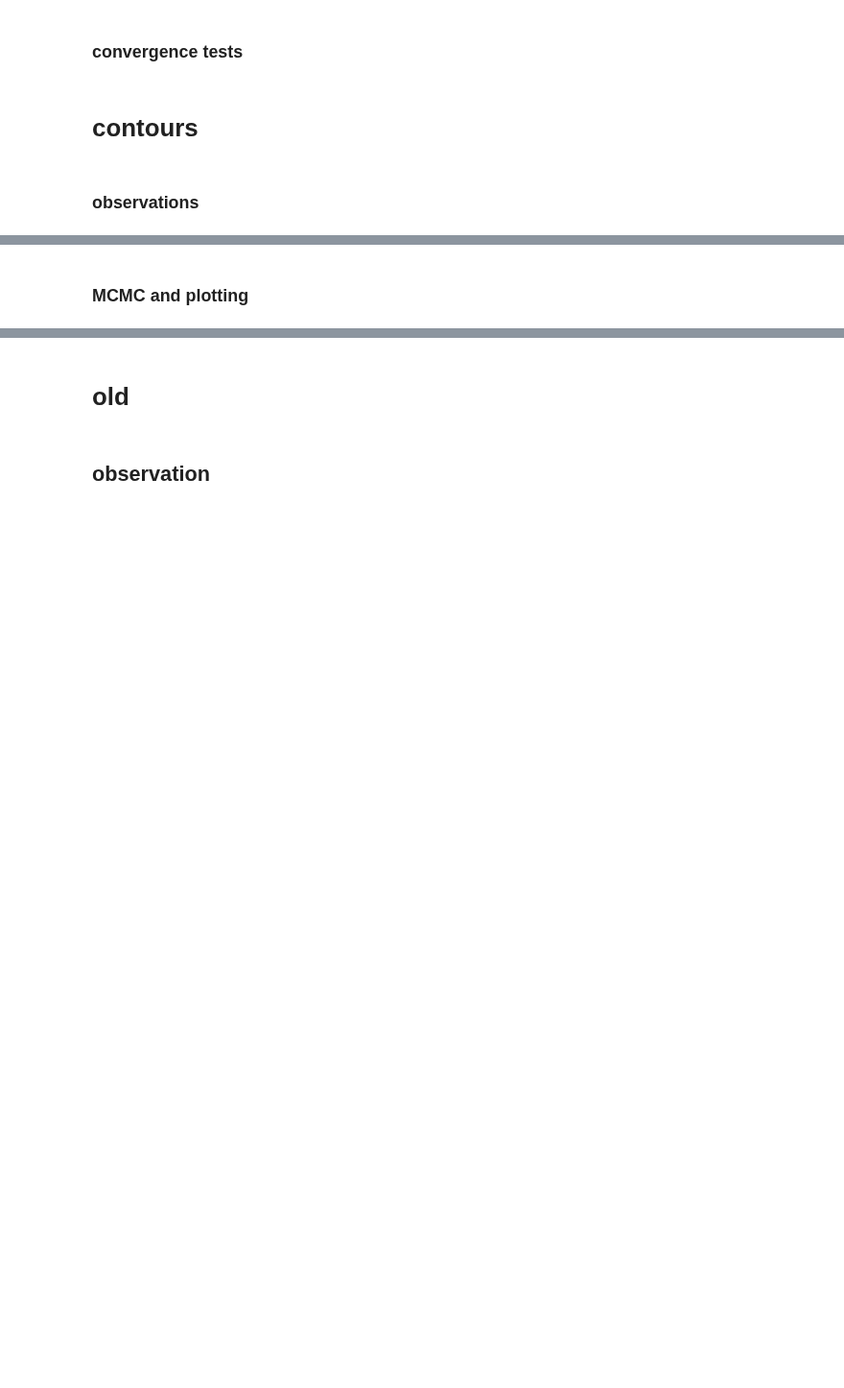
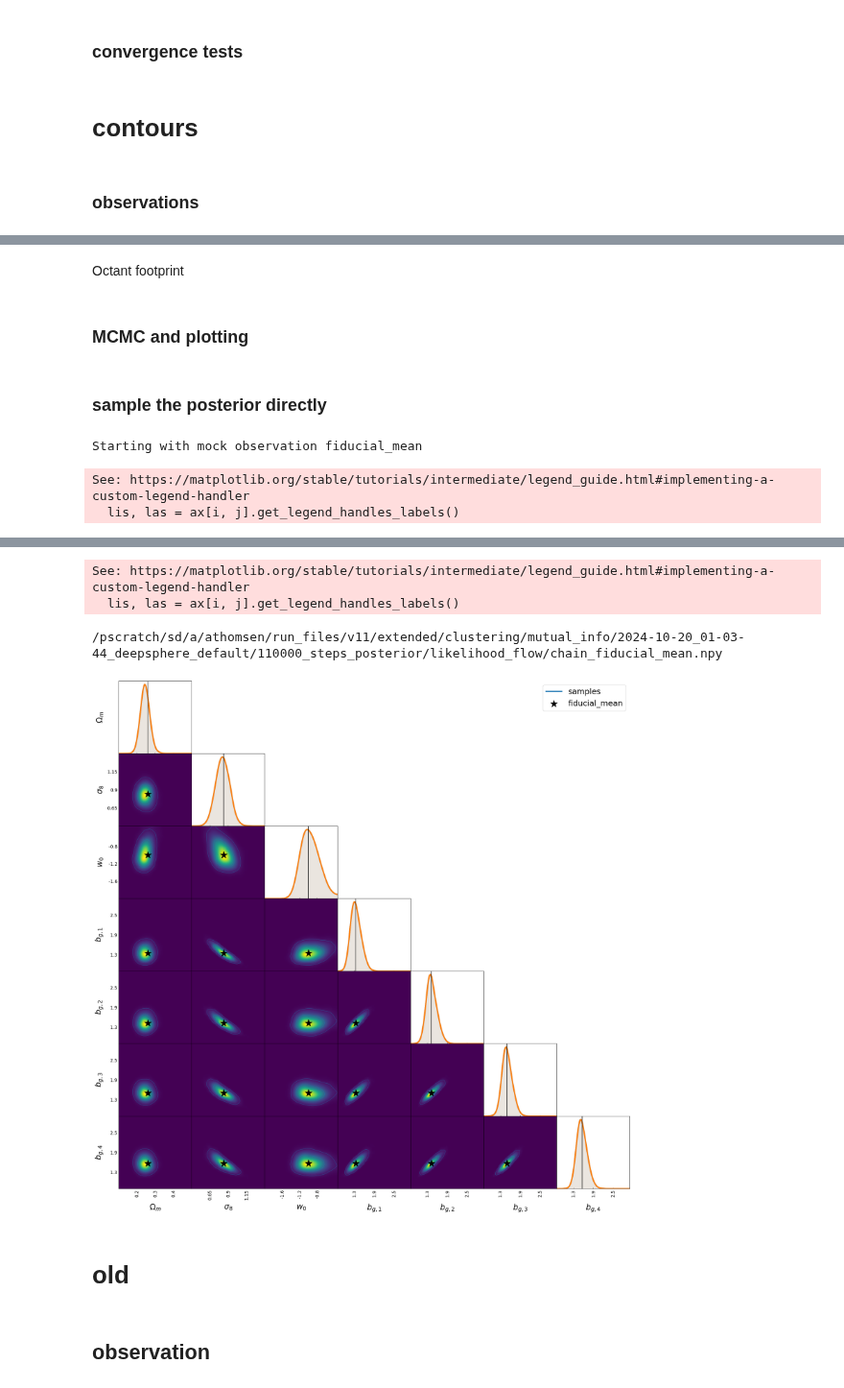
Before and after one commit to des-science/multiprobe-simulation-inference, a Jupyter notebook: notebooks/flow_conductor_network.ipynb, the cells around one changed output, grey strips where cells are left out. Shown at 96% size. Drawn from its saved outputs; the diff is of its cells as text; code cells hidden in the pictures; blank space fills up the shorter version.

```diff
--- a/notebooks/flow_conductor_network.ipynb
+++ b/notebooks/flow_conductor_network.ipynb
@@ -454,5 +482,7 @@ fidu_preds, grid_preds, grid_cosmos, file_dict = preprocessing.get_reshaped_netw
 
 # output directory and file names
 out_dir = os.path.join(base_dir, model_dir)
-label = f"{n_steps}_steps"
+
+# label = f"{n_steps}_steps"
+label = f"{n_steps}_steps_posterior"
 # %% [output]
@@ -684 +843,3 @@ obs_dict["Buzzard_flock"] = {
+# %% [markdown]
+Octant footprint
 # %%
@@ -714,0 +879,37 @@ for key in obs_dict.keys():
+# %% [markdown]
+### sample the posterior directly
+# %%
+extra_label = ""
+
+for key in obs_dict.keys():
+    print(f"\nStarting with mock observation {key}")
+    # print(obs_dict[key]["pred"])
+
+    posterior_samples = model.sample_likelihood(obs_dict[key]["pred"][np.newaxis], n_samples=10_000, batch_size=None, return_numpy=True)
+    posterior_samples = np.squeeze(posterior_samples)
+
+    plotting.plot_chains(
+        posterior_samples,
+        params=params,
+        conf=conf,
+        # cosmetics
+        title=None,
+        colors=None,
+        plot_labels="samples",
+        scale_to_prior=True,
+        group_params=False,
+        tri_kwargs={},
+        density=True,
+        # cosmo
+        plot_obs=True,
+        obs_point=obs_dict[key]["point"],
+        obs_label=key,
+    )
+
+    samples_file = os.path.join(model.model_dir, f"chain_{key}.npy")
+    print(samples_file)
+    np.save(samples_file, posterior_samples)
+# %% [output]
+Starting with mock observation fiducial_mean
+See: https://matplotlib.org/stable/tutorials/intermediate/legend_guide.html#implementing-a-custom-legend-handler
+  lis, las = ax[i, j].get_legend_handles_labels()
@@ -715,3 +917,7 @@ for key in obs_dict.keys():
+See: https://matplotlib.org/stable/tutorials/intermediate/legend_guide.html#implementing-a-custom-legend-handler
+  lis, las = ax[i, j].get_legend_handles_labels()
+/pscratch/sd/a/athomsen/run_files/v11/extended/clustering/mutual_info/2024-10-20_01-03-44_deepsphere_default/110000_steps_posterior/likelihood_flow/chain_fiducial_mean.npy
+[figure, added]
 # %% [markdown]
 # old
 # %%
```
Also changed, not shown: parts of 24 cells of this notebook.
